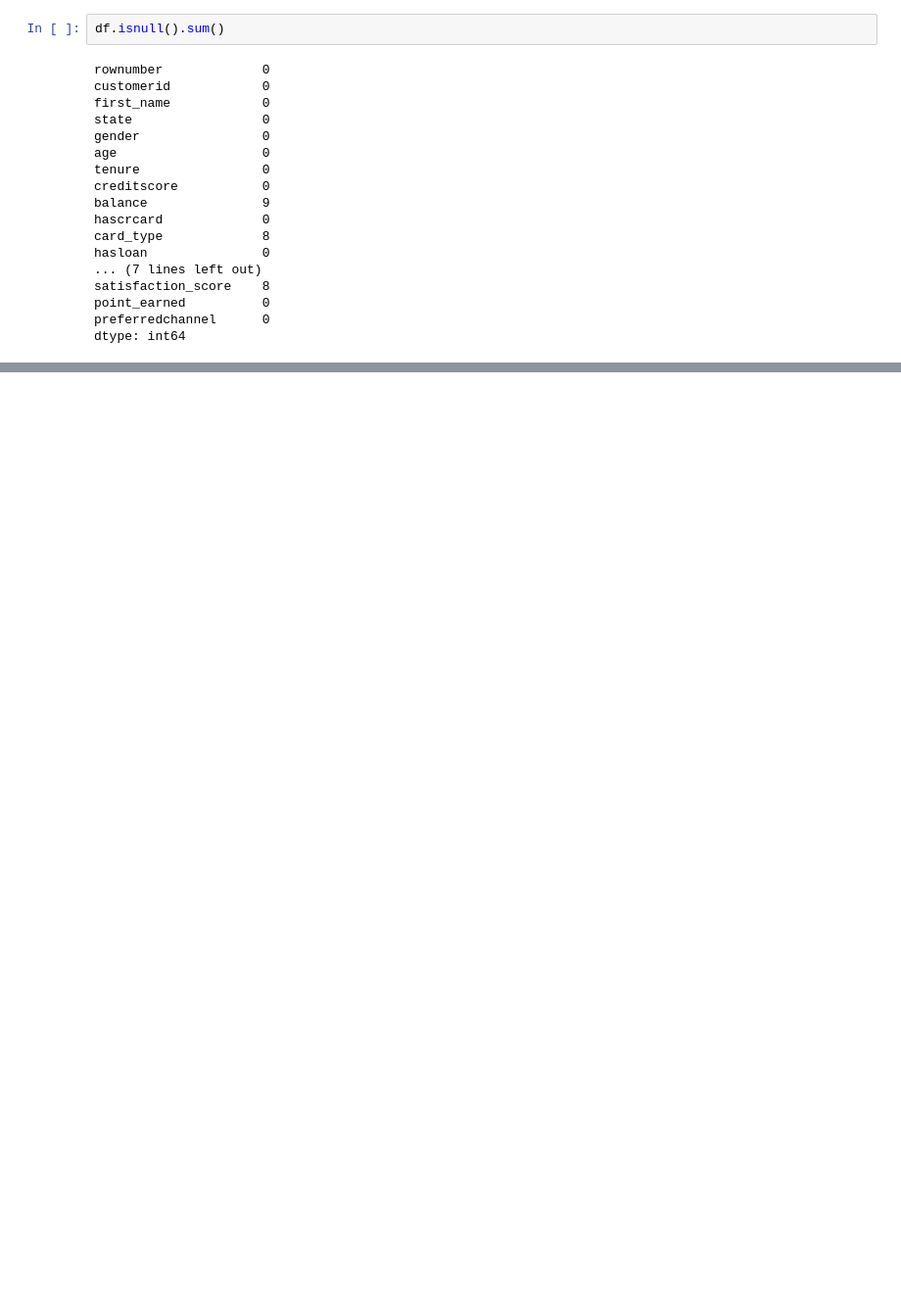
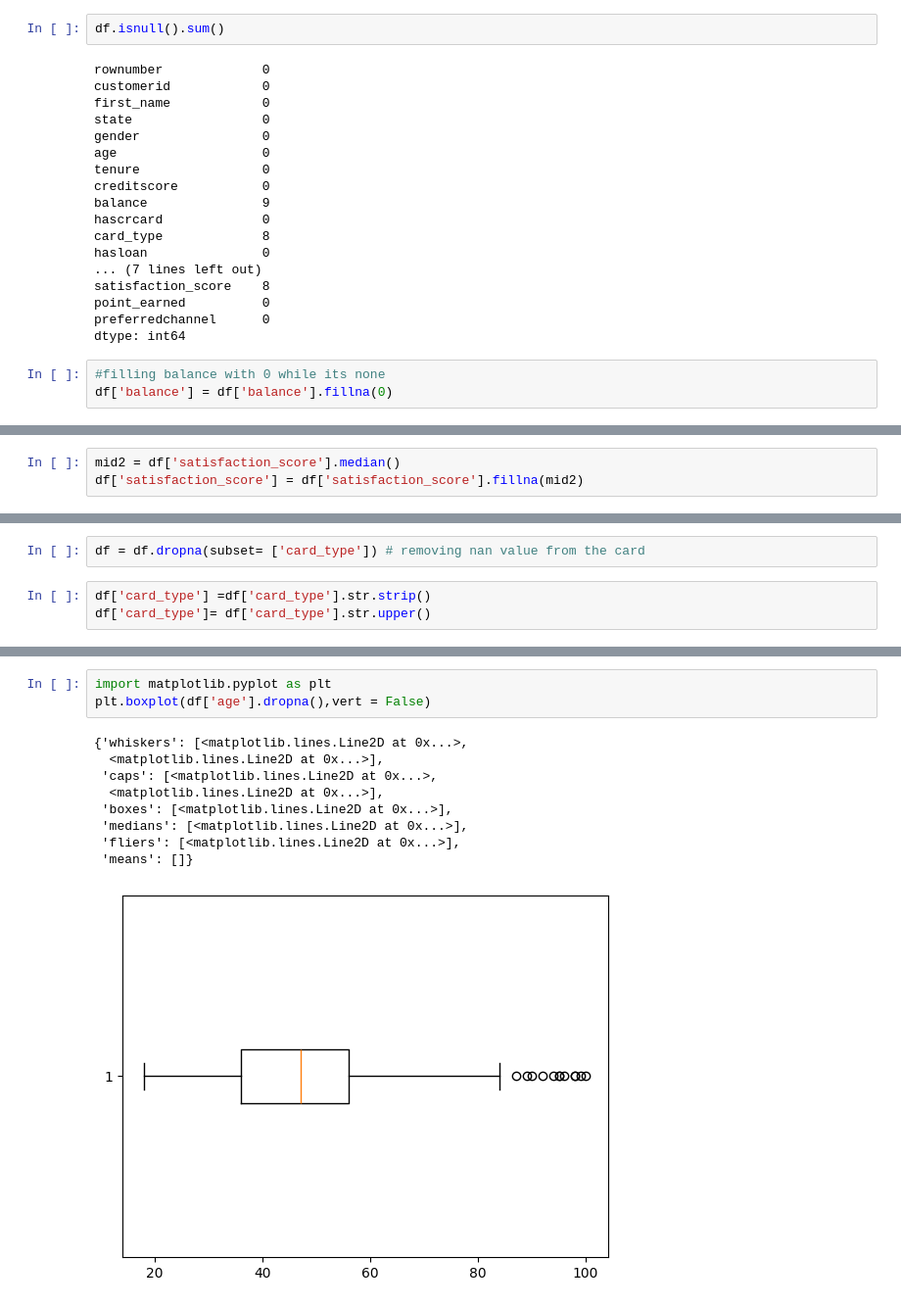
Before and after one commit to Subodhoraw/data-cleanning-, a Jupyter notebook: bank data attrition cleaning.ipynb, the cells around one changed output, grey strips where cells are left out. Shown at 98% size. Drawn from its saved outputs; the diff is of its cells as text; blank space fills up the shorter version.

```diff
--- a/bank data attrition cleaning.ipynb
+++ b/bank data attrition cleaning.ipynb
@@ -209,3 +221,6 @@ satisfaction_score    8
 point_earned          0
 preferredchannel      0
 dtype: int64
+# %%
+#filling balance with 0 while its none
+df['balance'] = df['balance'].fillna(0)
@@ -211,0 +251,3 @@ dtype: int64
+# %%
+mid2 = df['satisfaction_score'].median()
+df['satisfaction_score'] = df['satisfaction_score'].fillna(mid2)
@@ -211,0 +276,5 @@ dtype: int64
+# %%
+df = df.dropna(subset= ['card_type']) # removing nan value from the card
+# %%
+df['card_type'] =df['card_type'].str.strip()
+df['card_type']= df['card_type'].str.upper()
@@ -211,0 +361,13 @@ dtype: int64
+# %%
+import matplotlib.pyplot as plt
+plt.boxplot(df['age'].dropna(),vert = False)
+# %% [output]
+{'whiskers': [<matplotlib.lines.Line2D at 0x...>,
+  <matplotlib.lines.Line2D at 0x...>],
+ 'caps': [<matplotlib.lines.Line2D at 0x...>,
+  <matplotlib.lines.Line2D at 0x...>],
+ 'boxes': [<matplotlib.lines.Line2D at 0x...>],
+ 'medians': [<matplotlib.lines.Line2D at 0x...>],
+ 'fliers': [<matplotlib.lines.Line2D at 0x...>],
+ 'means': []}
+[figure, added]
```
Also changed, not shown: parts of 39 cells of this notebook.
